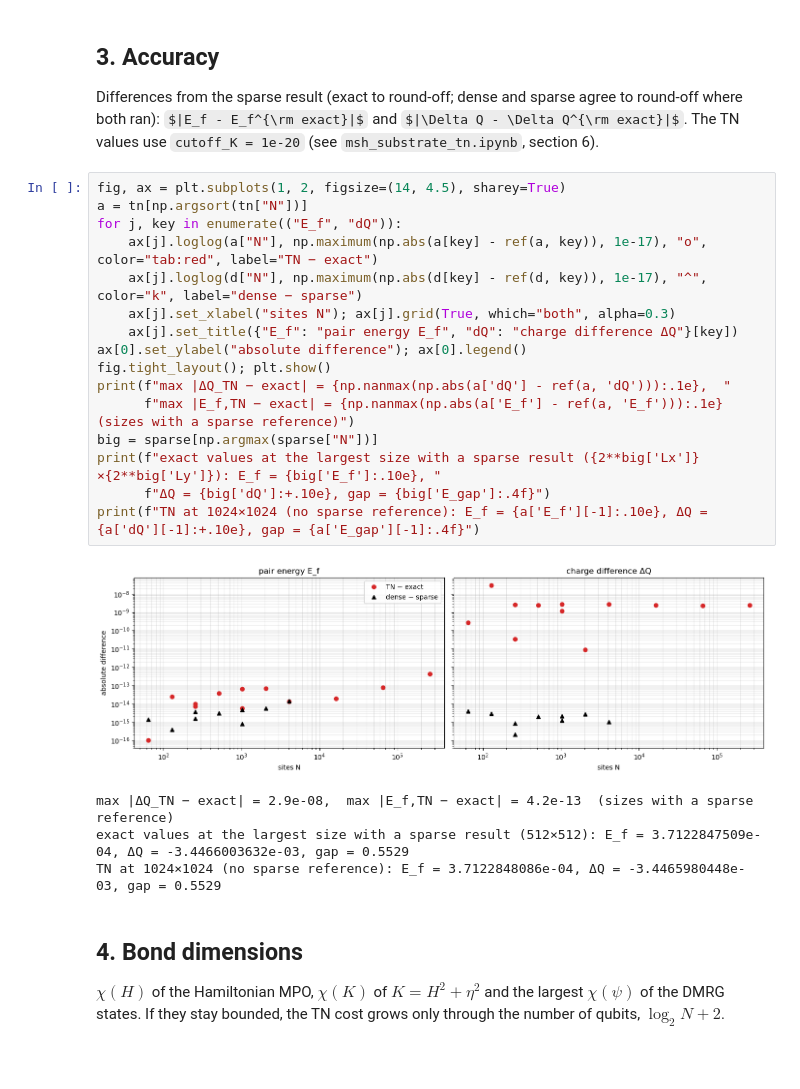
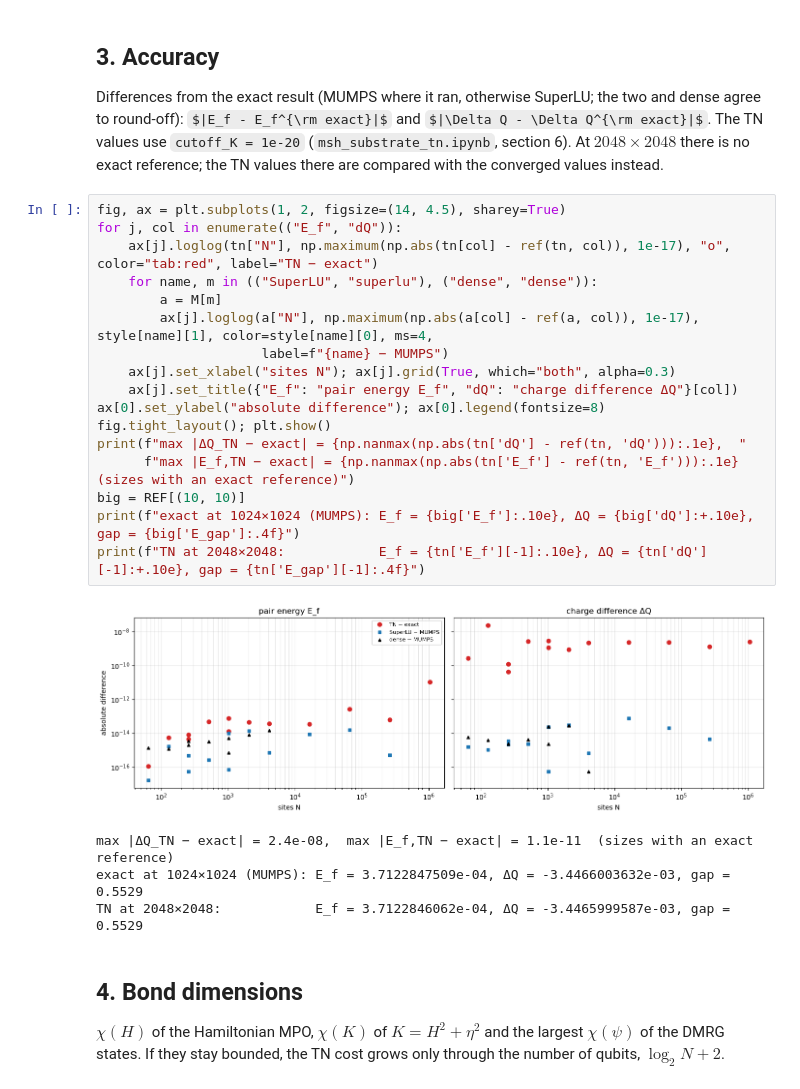
Before and after one commit to alasko5/MSH_Tensor_Network_Methods, a Jupyter notebook: msh_substrate/msh_substrate_scaling.ipynb, the cells around one changed output. Cells and saved outputs as stored; diff of their text form; some formulas as TeX source; blank space fills up the shorter version.

```diff
--- a/msh_substrate/msh_substrate_scaling.ipynb
+++ b/msh_substrate/msh_substrate_scaling.ipynb
@@ -113,29 +141,31 @@ TN data (K + MPS) at the largest size: 1.25 MB; Julia process RSS 1891 MB
 # %% [markdown]
 ## 3. Accuracy
 
-Differences from the sparse result (exact to round-off; dense and sparse agree to round-off where both ran): $|E_f - E_f^{\rm exact}|$
-and $|\Delta Q - \Delta Q^{\rm exact}|$. The TN values use `cutoff_K = 1e-20` (see `msh_substrate_tn.ipynb`, section 6).
+Differences from the exact result (MUMPS where it ran, otherwise SuperLU; the two and dense agree to round-off):
+$|E_f - E_f^{\rm exact}|$ and $|\Delta Q - \Delta Q^{\rm exact}|$. The TN values use `cutoff_K = 1e-20` (`msh_substrate_tn.ipynb`,
+section 6). At $2048\times2048$ there is no exact reference; the TN values there are compared with the converged values instead.
 # %%
 fig, ax = plt.subplots(1, 2, figsize=(14, 4.5), sharey=True)
-a = tn[np.argsort(tn["N"])]
-for j, key in enumerate(("E_f", "dQ")):
-    ax[j].loglog(a["N"], np.maximum(np.abs(a[key] - ref(a, key)), 1e-17), "o", color="tab:red", label="TN − exact")
-    ax[j].loglog(d["N"], np.maximum(np.abs(d[key] - ref(d, key)), 1e-17), "^", color="k", label="dense − sparse")
+for j, col in enumerate(("E_f", "dQ")):
+    ax[j].loglog(tn["N"], np.maximum(np.abs(tn[col] - ref(tn, col)), 1e-17), "o", color="tab:red", label="TN − exact")
+    for name, m in (("SuperLU", "superlu"), ("dense", "dense")):
+        a = M[m]
+        ax[j].loglog(a["N"], np.maximum(np.abs(a[col] - ref(a, col)), 1e-17), style[name][1], color=style[name][0], ms=4,
+                     label=f"{name} − MUMPS")
     ax[j].set_xlabel("sites N"); ax[j].grid(True, which="both", alpha=0.3)
-    ax[j].set_title({"E_f": "pair energy E_f", "dQ": "charge difference ΔQ"}[key])
-ax[0].set_ylabel("absolute difference"); ax[0].legend()
+    ax[j].set_title({"E_f": "pair energy E_f", "dQ": "charge difference ΔQ"}[col])
+ax[0].set_ylabel("absolute difference"); ax[0].legend(fontsize=8)
 fig.tight_layout(); plt.show()
-print(f"max |ΔQ_TN − exact| = {np.nanmax(np.abs(a['dQ'] - ref(a, 'dQ'))):.1e},  "
-      f"max |E_f,TN − exact| = {np.nanmax(np.abs(a['E_f'] - ref(a, 'E_f'))):.1e}  (sizes with a sparse reference)")
-big = sparse[np.argmax(sparse["N"])]
-print(f"exact values at the largest size with a sparse result ({2**big['Lx']}×{2**big['Ly']}): E_f = {big['E_f']:.10e}, "
-      f"ΔQ = {big['dQ']:+.10e}, gap = {big['E_gap']:.4f}")
-print(f"TN at 1024×1024 (no sparse reference): E_f = {a['E_f'][-1]:.10e}, ΔQ = {a['dQ'][-1]:+.10e}, gap = {a['E_gap'][-1]:.4f}")
+print(f"max |ΔQ_TN − exact| = {np.nanmax(np.abs(tn['dQ'] - ref(tn, 'dQ'))):.1e},  "
+      f"max |E_f,TN − exact| = {np.nanmax(np.abs(tn['E_f'] - ref(tn, 'E_f'))):.1e}  (sizes with an exact reference)")
+big = REF[(10, 10)]
+print(f"exact at 1024×1024 (MUMPS): E_f = {big['E_f']:.10e}, ΔQ = {big['dQ']:+.10e}, gap = {big['E_gap']:.4f}")
+print(f"TN at 2048×2048:            E_f = {tn['E_f'][-1]:.10e}, ΔQ = {tn['dQ'][-1]:+.10e}, gap = {tn['E_gap'][-1]:.4f}")
 # %% [output]
-[figure, old version]
+[figure, new version]
-max |ΔQ_TN − exact| = 2.9e-08,  max |E_f,TN − exact| = 4.2e-13  (sizes with a sparse reference)
-exact values at the largest size with a sparse result (512×512): E_f = 3.7122847509e-04, ΔQ = -3.4466003632e-03, gap = 0.5529
-TN at 1024×1024 (no sparse reference): E_f = 3.7122848086e-04, ΔQ = -3.4465980448e-03, gap = 0.5529
+max |ΔQ_TN − exact| = 2.4e-08,  max |E_f,TN − exact| = 1.1e-11  (sizes with an exact reference)
+exact at 1024×1024 (MUMPS): E_f = 3.7122847509e-04, ΔQ = -3.4466003632e-03, gap = 0.5529
+TN at 2048×2048:            E_f = 3.7122846062e-04, ΔQ = -3.4465999587e-03, gap = 0.5529
 # %% [markdown]
 ## 4. Bond dimensions
 
```
Also changed, not shown: parts of 9 cells of this notebook, 6 other files.
